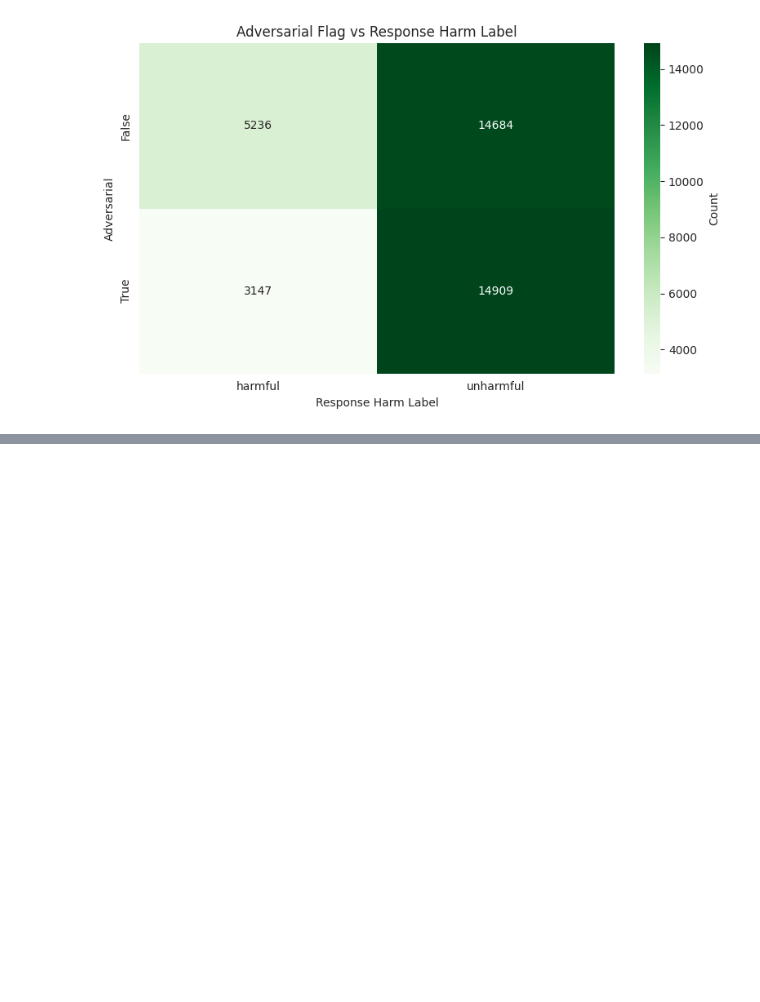
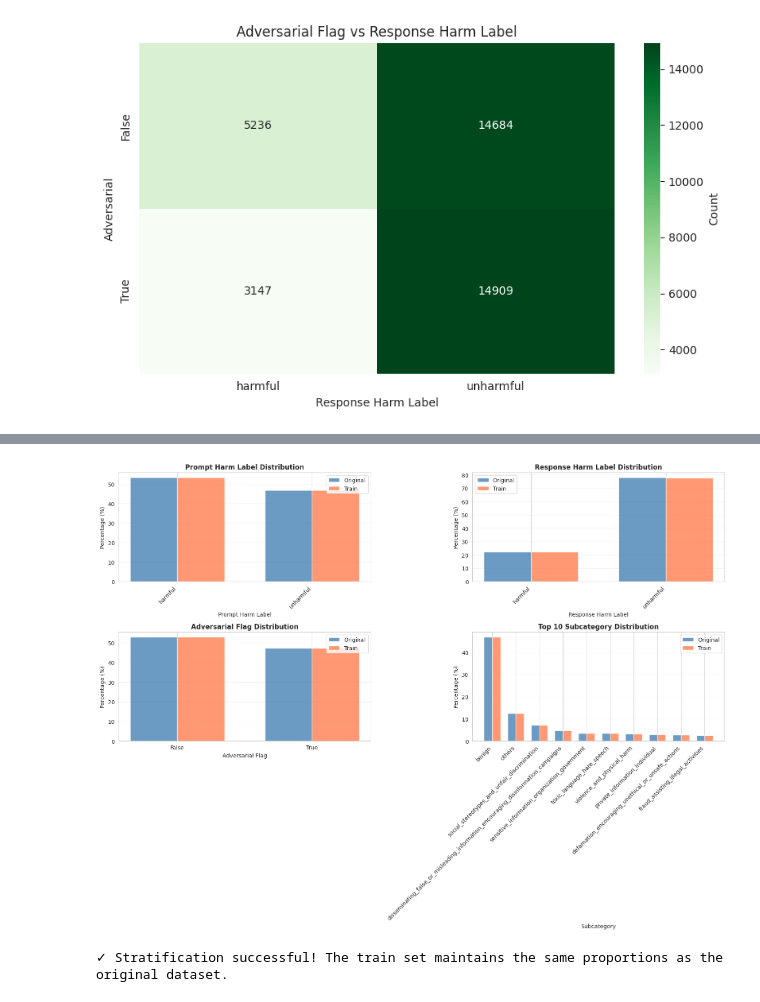
Before and after one commit to Jazhyc/intention-jailbreak, a Jupyter notebook: notebooks/wildguardmix_analysis.ipynb, the cells around one changed output, grey strips where cells are left out. Drawn from its saved outputs; the diff is of its cells as text; code cells hidden in the pictures; blank space fills up the shorter version.

Commit message:
Update project for scikit utilities, added stratification splits and analysis

```diff
--- a/notebooks/wildguardmix_analysis.ipynb
+++ b/notebooks/wildguardmix_analysis.ipynb
@@ -236,0 +389,15 @@ All                     8383      29593  37976
+# %%
+# Compare response_harm_label distribution
+print("\n" + "="*70)
+print("RESPONSE_HARM_LABEL DISTRIBUTION COMPARISON")
+print("="*70)
+
+original_response_harm = df['response_harm_label'].value_counts(normalize=True).sort_index() * 100
+train_response_harm = train_df['response_harm_label'].value_counts(normalize=True).sort_index() * 100
+
+comparison_response_harm = pd.DataFrame({
+    'Original (%)': original_response_harm,
+    'Train (%)': train_response_harm,
+    'Difference (%)': train_response_harm - original_response_harm
+})
+print(comparison_response_harm.round(2))
@@ -236,0 +412,65 @@ All                     8383      29593  37976
+# %%
+# Visualize the comparison
+fig, axes = plt.subplots(2, 2, figsize=(16, 12))
+
+# Plot 1: prompt_harm_label
+ax1 = axes[0, 0]
+x = range(len(comparison_df))
+width = 0.35
+ax1.bar([i - width/2 for i in x], comparison_df['Original (%)'], width, label='Original', alpha=0.8, color='steelblue')
+ax1.bar([i + width/2 for i in x], comparison_df['Train (%)'], width, label='Train', alpha=0.8, color='coral')
+ax1.set_xlabel('Prompt Harm Label')
+ax1.set_ylabel('Percentage (%)')
+ax1.set_title('Prompt Harm Label Distribution', fontweight='bold')
+ax1.set_xticks(x)
+ax1.set_xticklabels(comparison_df.index, rotation=45, ha='right')
+ax1.legend()
+ax1.grid(axis='y', alpha=0.3)
+
+# Plot 2: response_harm_label
+ax2 = axes[0, 1]
+x = range(len(comparison_response_harm))
+ax2.bar([i - width/2 for i in x], comparison_response_harm['Original (%)'], width, label='Original', alpha=0.8, color='steelblue')
+ax2.bar([i + width/2 for i in x], comparison_response_harm['Train (%)'], width, label='Train', alpha=0.8, color='coral')
+ax2.set_xlabel('Response Harm Label')
+ax2.set_ylabel('Percentage (%)')
+ax2.set_title('Response Harm Label Distribution', fontweight='bold')
+ax2.set_xticks(x)
+ax2.set_xticklabels(comparison_response_harm.index, rotation=45, ha='right')
+ax2.legend()
+ax2.grid(axis='y', alpha=0.3)
+
+# Plot 3: adversarial
+ax3 = axes[1, 0]
+x = range(len(comparison_adv))
+ax3.bar([i - width/2 for i in x], comparison_adv['Original (%)'], width, label='Original', alpha=0.8, color='steelblue')
+ax3.bar([i + width/2 for i in x], comparison_adv['Train (%)'], width, label='Train', alpha=0.8, color='coral')
+ax3.set_xlabel('Adversarial Flag')
+ax3.set_ylabel('Percentage (%)')
+ax3.set_title('Adversarial Flag Distribution', fontweight='bold')
+ax3.set_xticks(x)
+ax3.set_xticklabels(comparison_adv.index)
+ax3.legend()
+ax3.grid(axis='y', alpha=0.3)
+
+# Plot 4: Top 10 subcategories
+ax4 = axes[1, 1]
+top10 = comparison_subcat.head(10)
+x = range(len(top10))
+ax4.bar([i - width/2 for i in x], top10['Original (%)'], width, label='Original', alpha=0.8, color='steelblue')
+ax4.bar([i + width/2 for i in x], top10['Train (%)'], width, label='Train', alpha=0.8, color='coral')
+ax4.set_xlabel('Subcategory')
+ax4.set_ylabel('Percentage (%)')
+ax4.set_title('Top 10 Subcategory Distribution', fontweight='bold')
+ax4.set_xticks(x)
+ax4.set_xticklabels(top10.index, rotation=45, ha='right')
+ax4.legend()
+ax4.grid(axis='y', alpha=0.3)
+
+plt.tight_layout()
+plt.show()
+
+print("\n✓ Stratification successful! The train set maintains the same proportions as the original dataset.")
+# %% [output]
+[figure, added]
+✓ Stratification successful! The train set maintains the same proportions as the original dataset.
```
Also changed, not shown: parts of 9 cells of this notebook, 6 other files.
